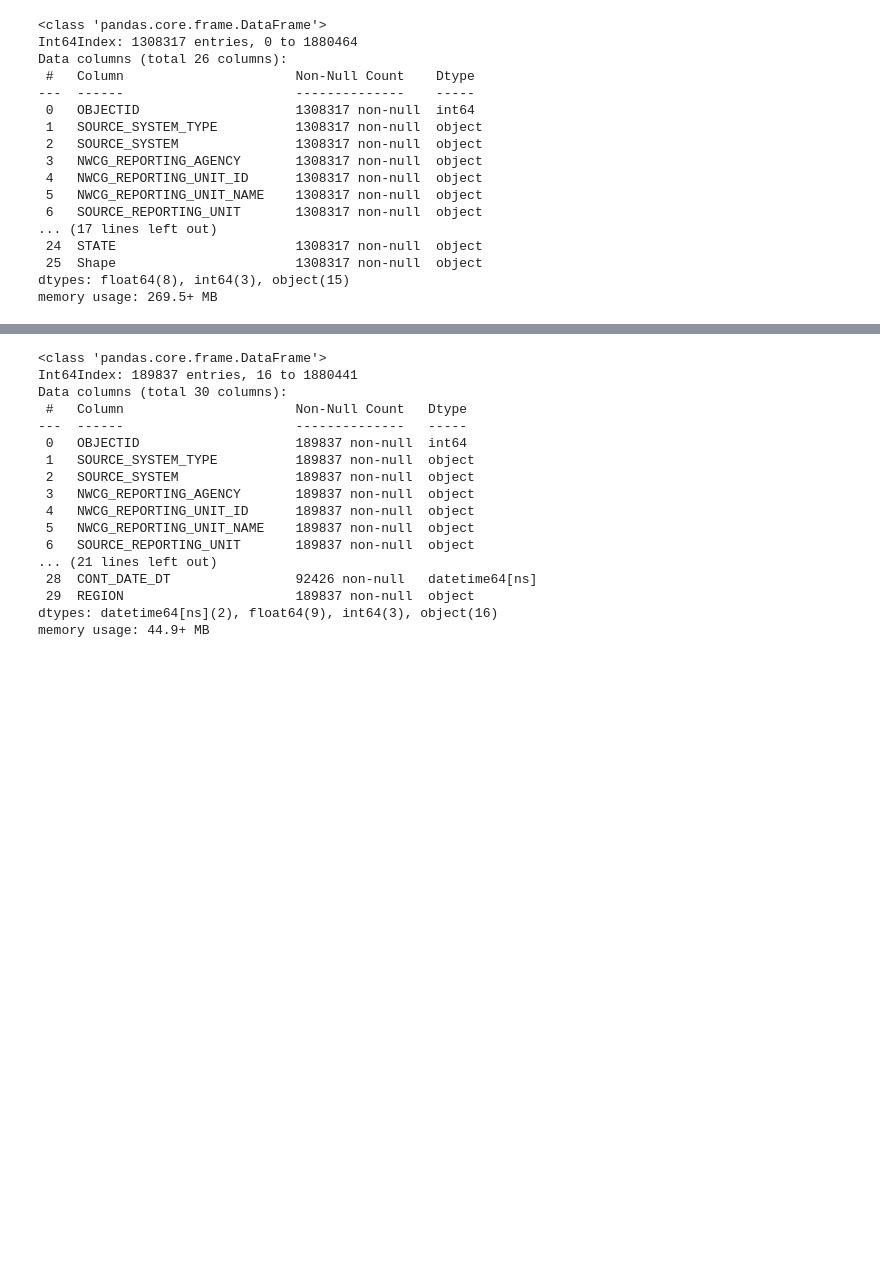
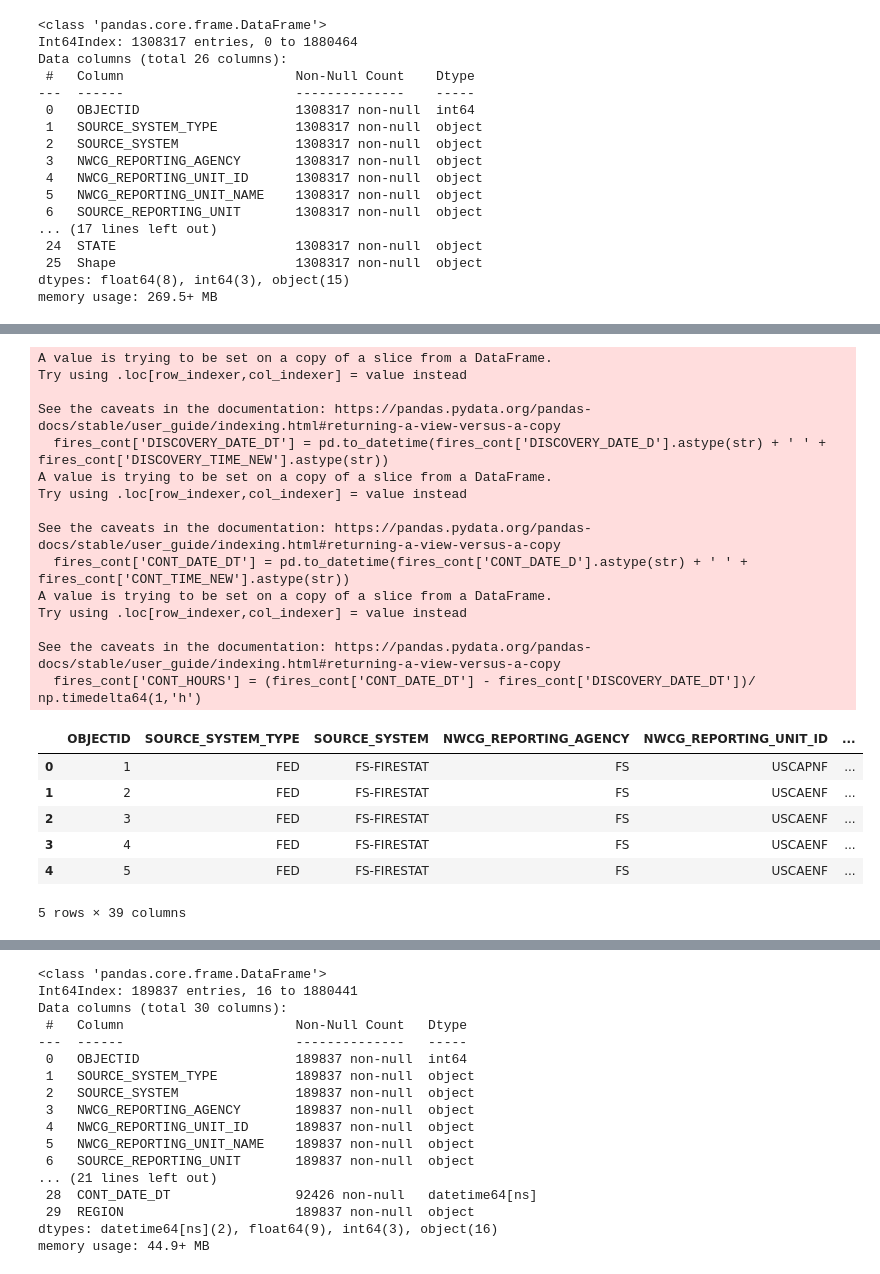
Before and after one commit to mvossbrinck/Metis_Project_3, a Jupyter notebook: Data Set Creation.ipynb, the cells around one changed output, grey strips where cells are left out. Cells and saved outputs as stored; diff of their text form; code cells hidden in the pictures; blank space fills up the shorter version.

```diff
--- a/Data Set Creation.ipynb
+++ b/Data Set Creation.ipynb
@@ -86,8 +86,8 @@ memory usage: 269.5+ MB
 # Creating new date variables
 fires['DAYS_TO_CONTAIN'] = fires['CONT_DATE'] - fires['DISCOVERY_DATE']
 fires['DAYS_TO_CONTAIN'] = fires['DAYS_TO_CONTAIN'].fillna(0)
-fires['DISCOVERY_DATE_DT'] = pd.to_datetime(fires['DISCOVERY_DATE'], unit='D', origin='julian')
-fires['CONT_DATE_DT'] = pd.to_datetime(fires['CONT_DATE'], unit='D', origin='julian')
+fires['DISCOVERY_DATE_D'] = pd.to_datetime(fires['DISCOVERY_DATE'], unit='D', origin='julian')
+fires['CONT_DATE_D'] = pd.to_datetime(fires['CONT_DATE'], unit='D', origin='julian')
 # %%
 # NOAA climate regions
 fires['REGION'] = np.where(fires['STATE'].isin(['WA', 'OR', 'ID']), 'Northwest',
@@ -103,3 +103,7 @@ fires['REGION'] = np.where(fires['STATE'].isin(['WA', 'OR', 'ID']), 'Northwest',
                                   ))))))))))
 # %%
 fires.to_csv('Fires_During_After_2000.csv')
+# %%
+fires_time = fires[ fires['DISCOVERY_TIME'].notna() & (fires['DISCOVERY_TIME']!=u'')]
+fires_cont = fires_time[ fires_time['CONT_TIME'].notna() & (fires['CONT_TIME']!=u'')]
+fires_cont.info()
@@ -105,0 +128,5 @@ fires.to_csv('Fires_During_After_2000.csv')
+# %%
+fires_cont['DISCOVERY_HOUR'] = fires_cont['DISCOVERY_TIME'].astype(str).str[:-2]
+fires_cont['DISCOVERY_MIN'] = fires_cont['DISCOVERY_TIME'].astype(str).str[-2:]
+fires_cont['CONT_HOUR'] = fires_cont['CONT_TIME'].astype(str).str[:-2]
+fires_cont['CONT_MIN'] = fires_cont['CONT_TIME'].astype(str).str[-2:].str.strip()
@@ -105,0 +171,4 @@ fires.to_csv('Fires_During_After_2000.csv')
+# %%
+fires_cont['DISCOVERY_TIME_NEW'] = (pd.to_datetime(fires_cont['DISCOVERY_HOUR'].astype(str) + ':' + fires_cont['DISCOVERY_MIN'].astype(str), format='%H:%M'))
+fires_cont['CONT_TIME_NEW'] = (pd.to_datetime(fires_cont['CONT_HOUR'].astype(str) + ':' + fires_cont['CONT_MIN'].astype(str), format='%H:%M'))
+fires_cont.info()
@@ -105,0 +203,29 @@ fires.to_csv('Fires_During_After_2000.csv')
+# %%
+fires_cont['DISCOVERY_DATE_DT'] = pd.to_datetime(fires_cont['DISCOVERY_DATE_D'].astype(str) + ' ' + fires_cont['DISCOVERY_TIME_NEW'].astype(str))
+fires_cont['CONT_DATE_DT'] = pd.to_datetime(fires_cont['CONT_DATE_D'].astype(str) + ' ' + fires_cont['CONT_TIME_NEW'].astype(str))
+fires_cont['CONT_HOURS'] = (fires_cont['CONT_DATE_DT'] - fires_cont['DISCOVERY_DATE_DT'])/ np.timedelta64(1,'h')
+
+fires_cont.head()
+# %% [output]
+A value is trying to be set on a copy of a slice from a DataFrame.
+Try using .loc[row_indexer,col_indexer] = value instead
+
+See the caveats in the documentation: https://pandas.pydata.org/pandas-docs/stable/user_guide/indexing.html#returning-a-view-versus-a-copy
+  fires_cont['DISCOVERY_DATE_DT'] = pd.to_datetime(fires_cont['DISCOVERY_DATE_D'].astype(str) + ' ' + fires_cont['DISCOVERY_TIME_NEW'].astype(str))
+A value is trying to be set on a copy of a slice from a DataFrame.
+Try using .loc[row_indexer,col_indexer] = value instead
+
+See the caveats in the documentation: https://pandas.pydata.org/pandas-docs/stable/user_guide/indexing.html#returning-a-view-versus-a-copy
+  fires_cont['CONT_DATE_DT'] = pd.to_datetime(fires_cont['CONT_DATE_D'].astype(str) + ' ' + fires_cont['CONT_TIME_NEW'].astype(str))
+A value is trying to be set on a copy of a slice from a DataFrame.
+Try using .loc[row_indexer,col_indexer] = value instead
+
+See the caveats in the documentation: https://pandas.pydata.org/pandas-docs/stable/user_guide/indexing.html#returning-a-view-versus-a-copy
+  fires_cont['CONT_HOURS'] = (fires_cont['CONT_DATE_DT'] - fires_cont['DISCOVERY_DATE_DT'])/ np.timedelta64(1,'h')
+|  | OBJECTID | SOURCE_SYSTEM_TYPE | SOURCE_SYSTEM | NWCG_REPORTING_AGENCY | NWCG_REPORTING_UNIT_ID | ... |
+| 0 | 1 | FED | FS-FIRESTAT | FS | USCAPNF | ... |
+| 1 | 2 | FED | FS-FIRESTAT | FS | USCAENF | ... |
+| 2 | 3 | FED | FS-FIRESTAT | FS | USCAENF | ... |
+| 3 | 4 | FED | FS-FIRESTAT | FS | USCAENF | ... |
+| 4 | 5 | FED | FS-FIRESTAT | FS | USCAENF | ... |
+5 rows × 39 columns
```
Also changed, not shown: parts of 7 cells of this notebook, 5 other files.
